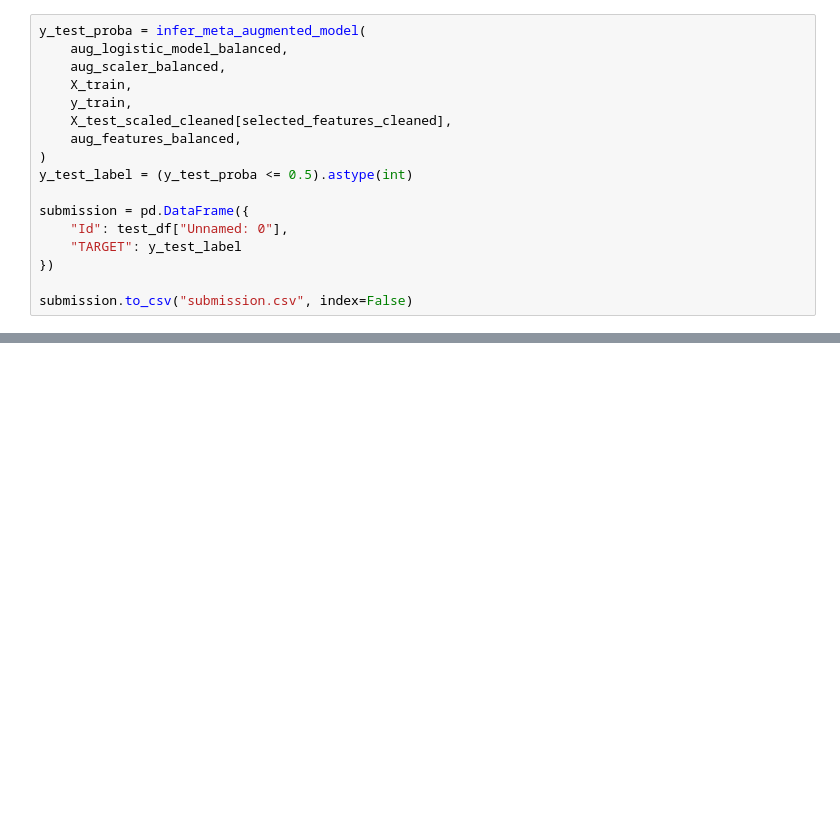
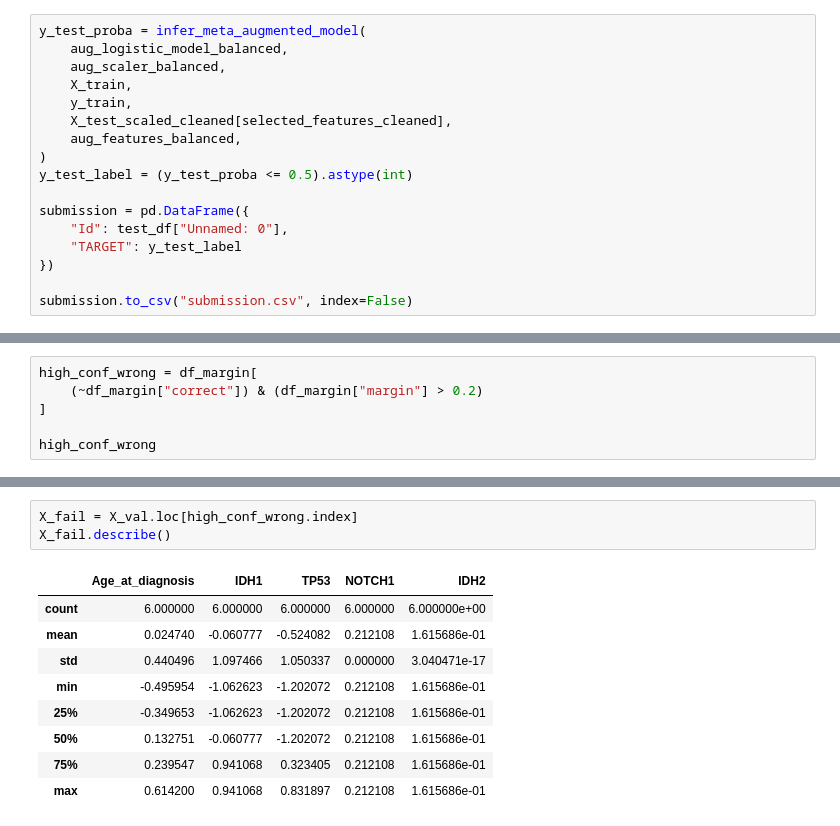
Before and after one commit to owmtgf/IAD_MAG_ML, a Jupyter notebook: LAB1/main.ipynb, the cells around one changed output, grey strips where cells are left out. Drawn from its saved outputs; the diff is of its cells as text; blank space fills up the shorter version.

```diff
--- a/LAB1/main.ipynb
+++ b/LAB1/main.ipynb
@@ -1299,0 +1330,6 @@ submission.to_csv("submission.csv", index=False)
+# %%
+high_conf_wrong = df_margin[
+    (~df_margin["correct"]) & (df_margin["margin"] > 0.2)
+]
+
+high_conf_wrong
@@ -1299,0 +1387,13 @@ submission.to_csv("submission.csv", index=False)
+# %%
+X_fail = X_val.loc[high_conf_wrong.index]
+X_fail.describe()
+# %% [output]
+|  | Age_at_diagnosis | IDH1 | TP53 | NOTCH1 | IDH2 |
+| count | 6.000000 | 6.000000 | 6.000000 | 6.000000 | 6.000000e+00 |
+| mean | 0.024740 | -0.060777 | -0.524082 | 0.212108 | 1.615686e-01 |
+| std | 0.440496 | 1.097466 | 1.050337 | 0.000000 | 3.040471e-17 |
+| min | -0.495954 | -1.062623 | -1.202072 | 0.212108 | 1.615686e-01 |
+| 25% | -0.349653 | -1.062623 | -1.202072 | 0.212108 | 1.615686e-01 |
+| 50% | 0.132751 | -0.060777 | -1.202072 | 0.212108 | 1.615686e-01 |
+| 75% | 0.239547 | 0.941068 | 0.323405 | 0.212108 | 1.615686e-01 |
+| max | 0.614200 | 0.941068 | 0.831897 | 0.212108 | 1.615686e-01 |
```
Also changed, not shown: parts of 31 cells of this notebook.
